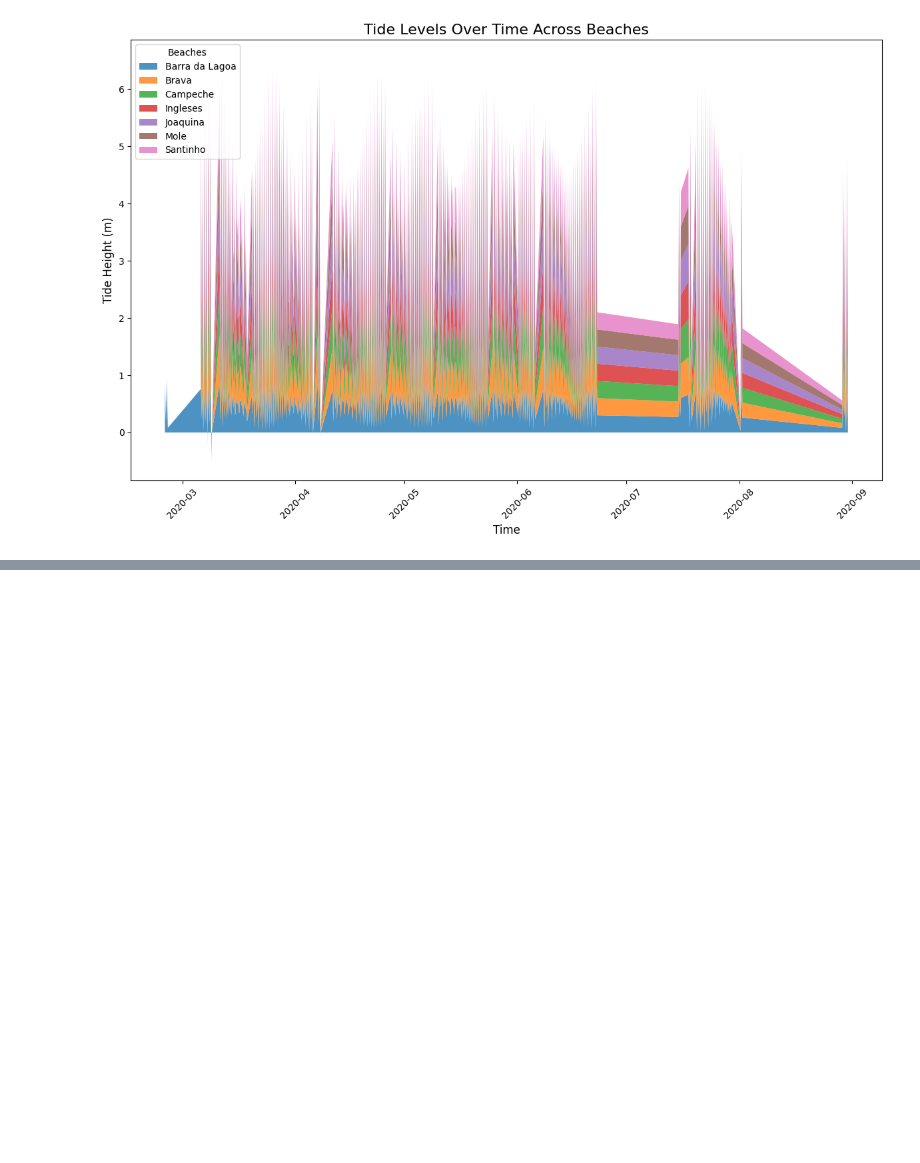
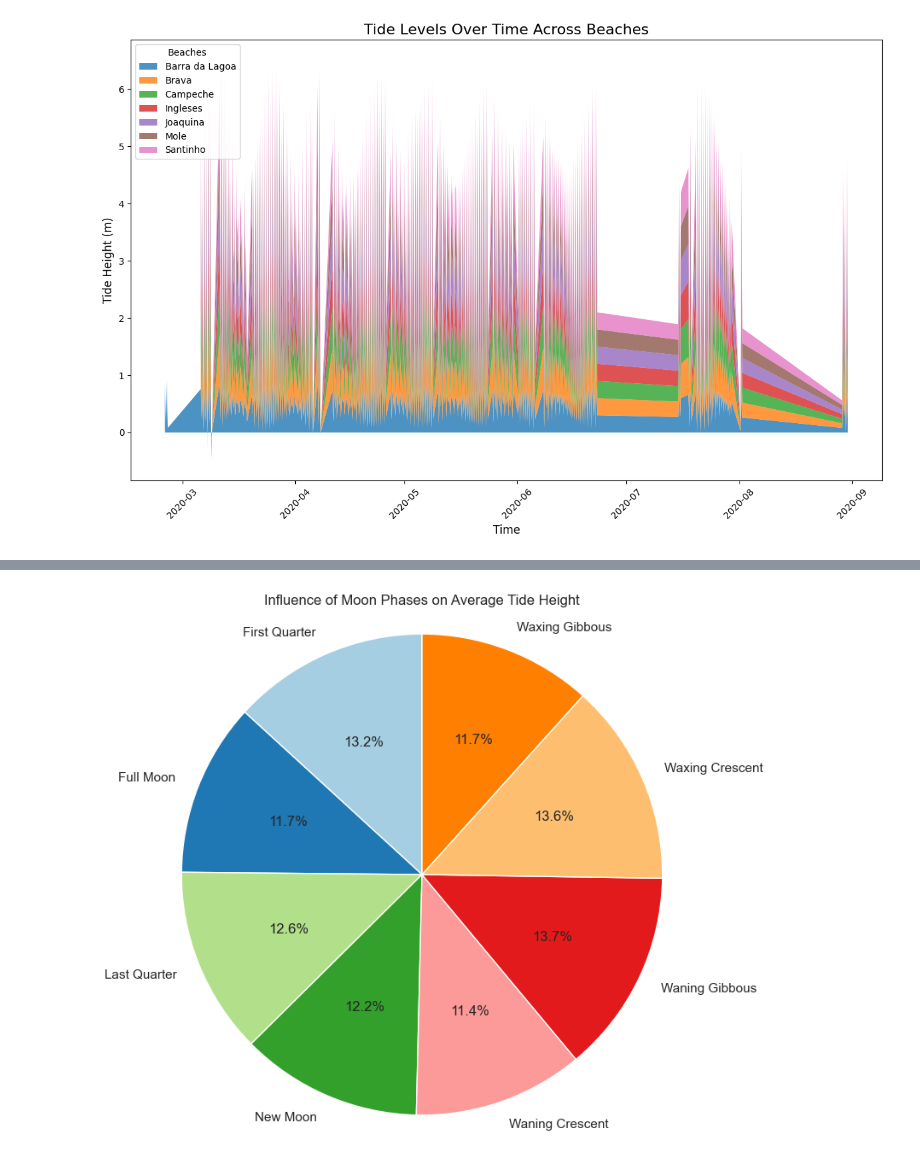
Before and after one commit to soroush62/Python-oceanography-analysis-data-application, a Jupyter notebook: Python Files/test.ipynb, the cells around one changed output, grey strips where cells are left out. Saved outputs shown, nothing was run; the diff lists cells and outputs as text; code cells hidden in the pictures; blank space fills up the shorter version.

```diff
--- a/Python Files/test.ipynb
+++ b/Python Files/test.ipynb
@@ -505,0 +564,33 @@ plt.show()
+# %%
+import pandas as pd
+import matplotlib.pyplot as plt
+
+# Load the datasets
+day_forecast_path = '../Dataset/day_forecast.csv'
+tide_path = '../Dataset/tide.csv'
+
+day_forecast = pd.read_csv(day_forecast_path)
+tide = pd.read_csv(tide_path)
+
+# Merge day_forecast and tide data on 'iddayforecast'
+merged_data = pd.merge(tide, day_forecast[['iddayforecast', 'moon_phase']], on='iddayforecast')
+
+# Group by moon phase and calculate the average tide height
+moon_tide_data = merged_data.groupby('moon_phase').agg({
+    'height': 'mean'
+}).reset_index()
+
+# Extract the moon phases and corresponding average tide heights
+moon_phases = moon_tide_data['moon_phase'].tolist()
+avg_tide_heights = moon_tide_data['height'].tolist()
+
+# Plot a pie chart
+plt.figure(figsize=(8, 8))
+plt.pie(avg_tide_heights, labels=moon_phases, autopct='%1.1f%%', startangle=90, colors=plt.cm.Paired.colors)
+plt.title('Influence of Moon Phases on Average Tide Height')
+plt.axis('equal')  # Ensures that pie chart is drawn as a circle
+
+# Display the pie chart
+plt.show()
+# %% [output]
+[figure, added]
```
Also changed, not shown: parts of 6 cells of this notebook, 2 other files.
